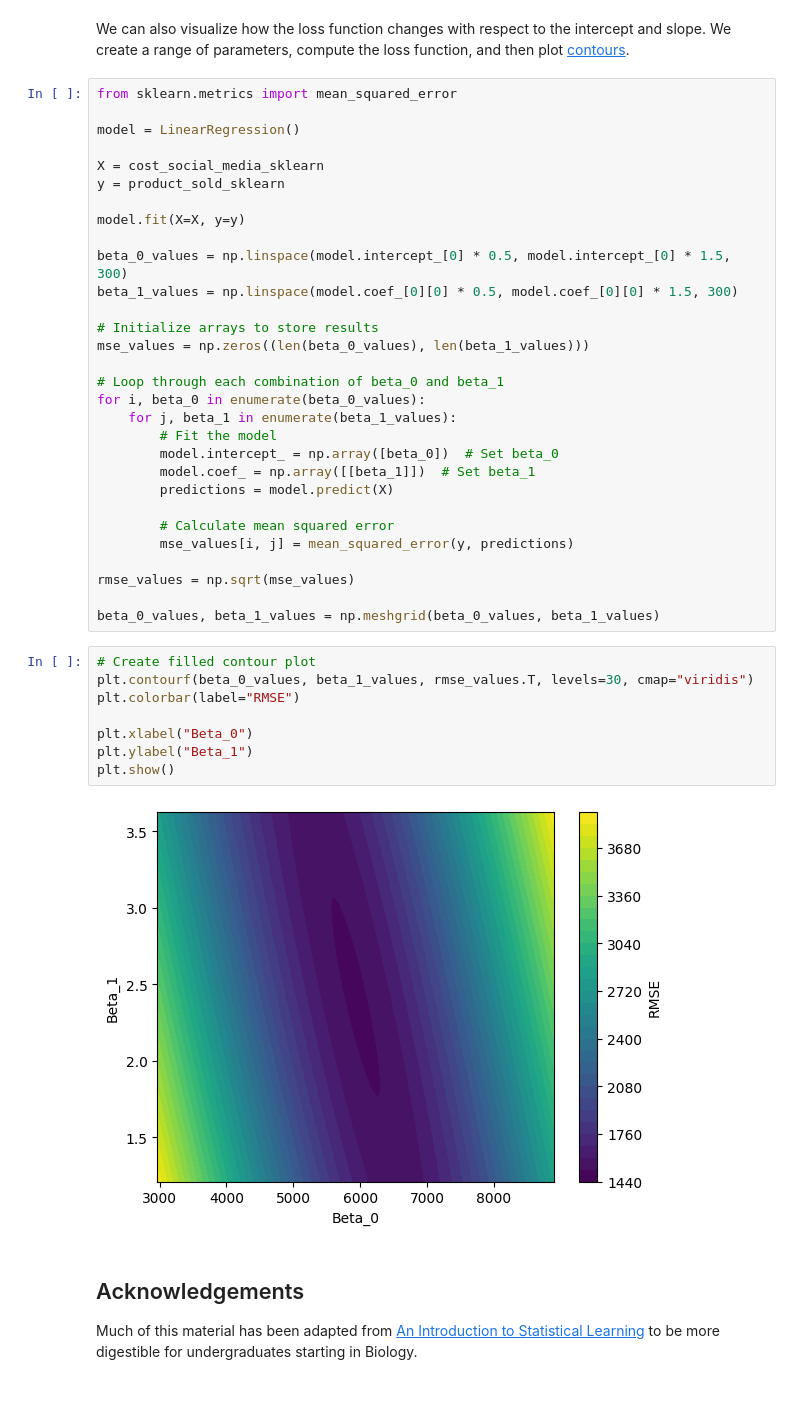
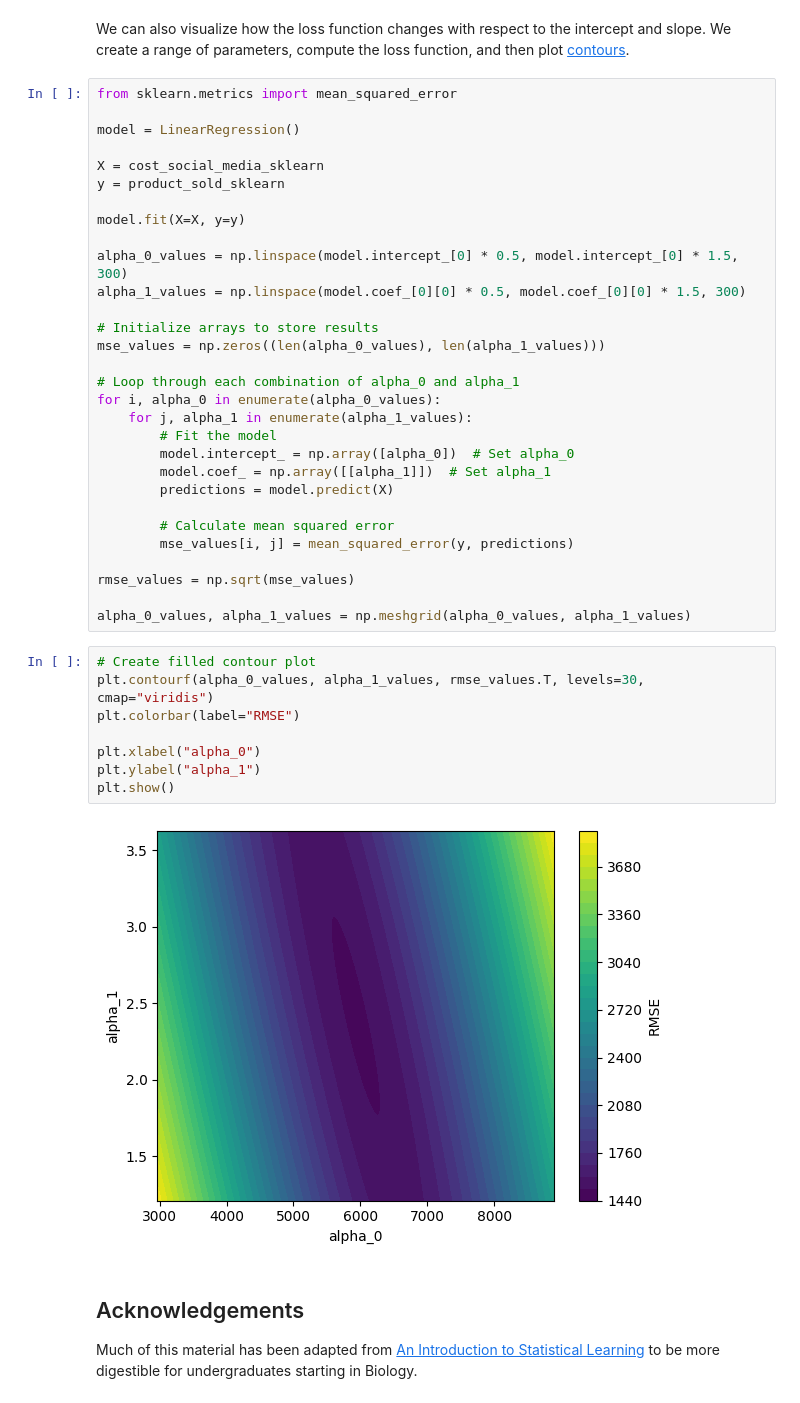
Before and after one commit to oasci/pitt-biosc1540-2024s, a Jupyter notebook: biosc1540/modules/intro/regression/univariate-linear.ipynb, the cells around one changed output. Drawn from its saved outputs; the diff is of its cells as text.

```diff
--- a/biosc1540/modules/intro/regression/univariate-linear.ipynb
+++ b/biosc1540/modules/intro/regression/univariate-linear.ipynb
@@ -390,18 +410,18 @@ y = product_sold_sklearn
 
 model.fit(X=X, y=y)
 
-beta_0_values = np.linspace(model.intercept_[0] * 0.5, model.intercept_[0] * 1.5, 300)
-beta_1_values = np.linspace(model.coef_[0][0] * 0.5, model.coef_[0][0] * 1.5, 300)
+alpha_0_values = np.linspace(model.intercept_[0] * 0.5, model.intercept_[0] * 1.5, 300)
+alpha_1_values = np.linspace(model.coef_[0][0] * 0.5, model.coef_[0][0] * 1.5, 300)
 
 # Initialize arrays to store results
-mse_values = np.zeros((len(beta_0_values), len(beta_1_values)))
+mse_values = np.zeros((len(alpha_0_values), len(alpha_1_values)))
 
-# Loop through each combination of beta_0 and beta_1
-for i, beta_0 in enumerate(beta_0_values):
-    for j, beta_1 in enumerate(beta_1_values):
+# Loop through each combination of alpha_0 and alpha_1
+for i, alpha_0 in enumerate(alpha_0_values):
+    for j, alpha_1 in enumerate(alpha_1_values):
         # Fit the model
-        model.intercept_ = np.array([beta_0])  # Set beta_0
-        model.coef_ = np.array([[beta_1]])  # Set beta_1
+        model.intercept_ = np.array([alpha_0])  # Set alpha_0
+        model.coef_ = np.array([[alpha_1]])  # Set alpha_1
         predictions = model.predict(X)
 
         # Calculate mean squared error
@@ -409,17 +429,17 @@ for i, beta_0 in enumerate(beta_0_values):
 
 rmse_values = np.sqrt(mse_values)
 
-beta_0_values, beta_1_values = np.meshgrid(beta_0_values, beta_1_values)
+alpha_0_values, alpha_1_values = np.meshgrid(alpha_0_values, alpha_1_values)
 # %%
 # Create filled contour plot
-plt.contourf(beta_0_values, beta_1_values, rmse_values.T, levels=30, cmap="viridis")
+plt.contourf(alpha_0_values, alpha_1_values, rmse_values.T, levels=30, cmap="viridis")
 plt.colorbar(label="RMSE")
 
-plt.xlabel("Beta_0")
-plt.ylabel("Beta_1")
+plt.xlabel("alpha_0")
+plt.ylabel("alpha_1")
 plt.show()
 # %% [output]
-[figure, old version]
+[figure, new version]
 # %% [markdown]
 ## Acknowledgements
 
```
Also changed, not shown: parts of 19 cells of this notebook, 2 other files.
